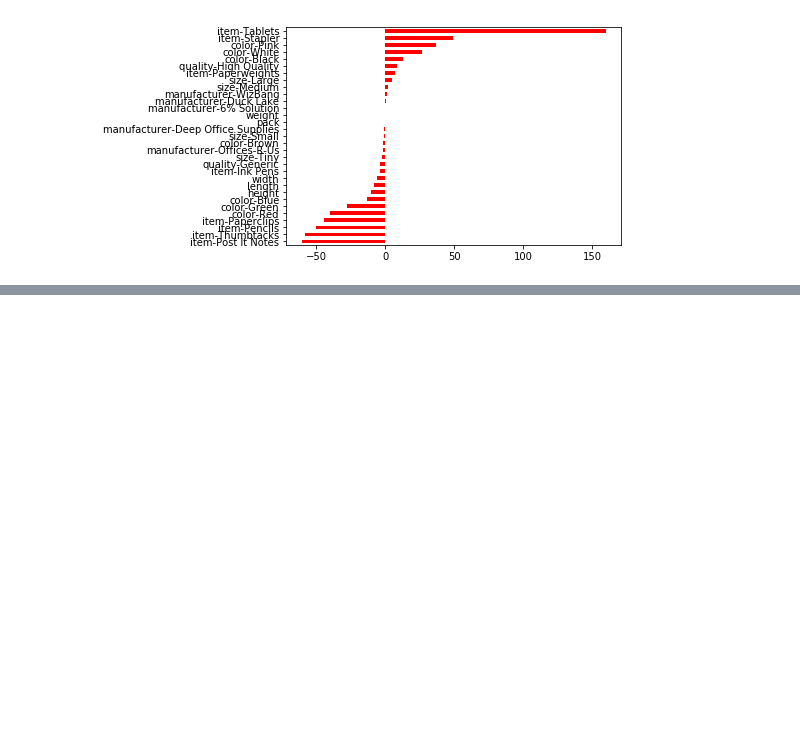
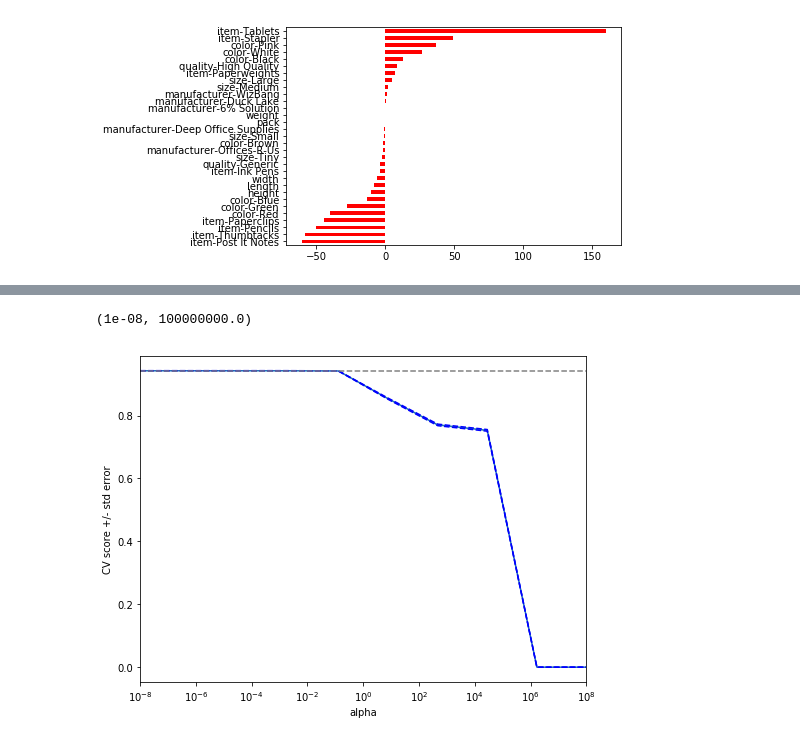
Before and after one commit to jasonwalker80/t81_558_sp18_kaggle, a Jupyter notebook: kaggle_jwalker.ipynb, the cells around one changed output, grey strips where cells are left out. Saved outputs shown, nothing was run; the diff lists cells and outputs as text; code cells hidden in the pictures; blank space fills up the shorter version.

```diff
--- a/kaggle_jwalker.ipynb
+++ b/kaggle_jwalker.ipynb
@@ -320,0 +365,44 @@ Intercept: [ 84.28936005]
+# %%
+import numpy as np
+import matplotlib.pyplot as plt
+
+from sklearn.linear_model import LassoCV
+from sklearn.linear_model import Lasso
+from sklearn.model_selection import KFold
+from sklearn.model_selection import cross_val_score
+
+lasso = Lasso(random_state=42)
+alphas = np.logspace(-8, 8, 10)
+
+scores = list()
+scores_std = list()
+
+n_folds = 3
+
+for alpha in alphas:
+    lasso.alpha = alpha
+    this_scores = cross_val_score(lasso, x, y, cv=n_folds, n_jobs=1)
+    scores.append(np.mean(this_scores))
+    scores_std.append(np.std(this_scores))
+
+scores, scores_std = np.array(scores), np.array(scores_std)
+
+plt.figure().set_size_inches(8, 6)
+plt.semilogx(alphas, scores)
+
+# plot error lines showing +/- std. errors of the scores
+std_error = scores_std / np.sqrt(n_folds)
+
+plt.semilogx(alphas, scores + std_error, 'b--')
+plt.semilogx(alphas, scores - std_error, 'b--')
+
+# alpha=0.2 controls the translucency of the fill color
+plt.fill_between(alphas, scores + std_error, scores - std_error, alpha=0.2)
+
+plt.ylabel('CV score +/- std error')
+plt.xlabel('alpha')
+plt.axhline(np.max(scores), linestyle='--', color='.5')
+plt.xlim([alphas[0], alphas[-1]])
+# %% [output]
+(1e-08, 100000000.0)
+[figure, added]
```
Also changed, not shown: parts of 6 cells of this notebook, 2 other files.
